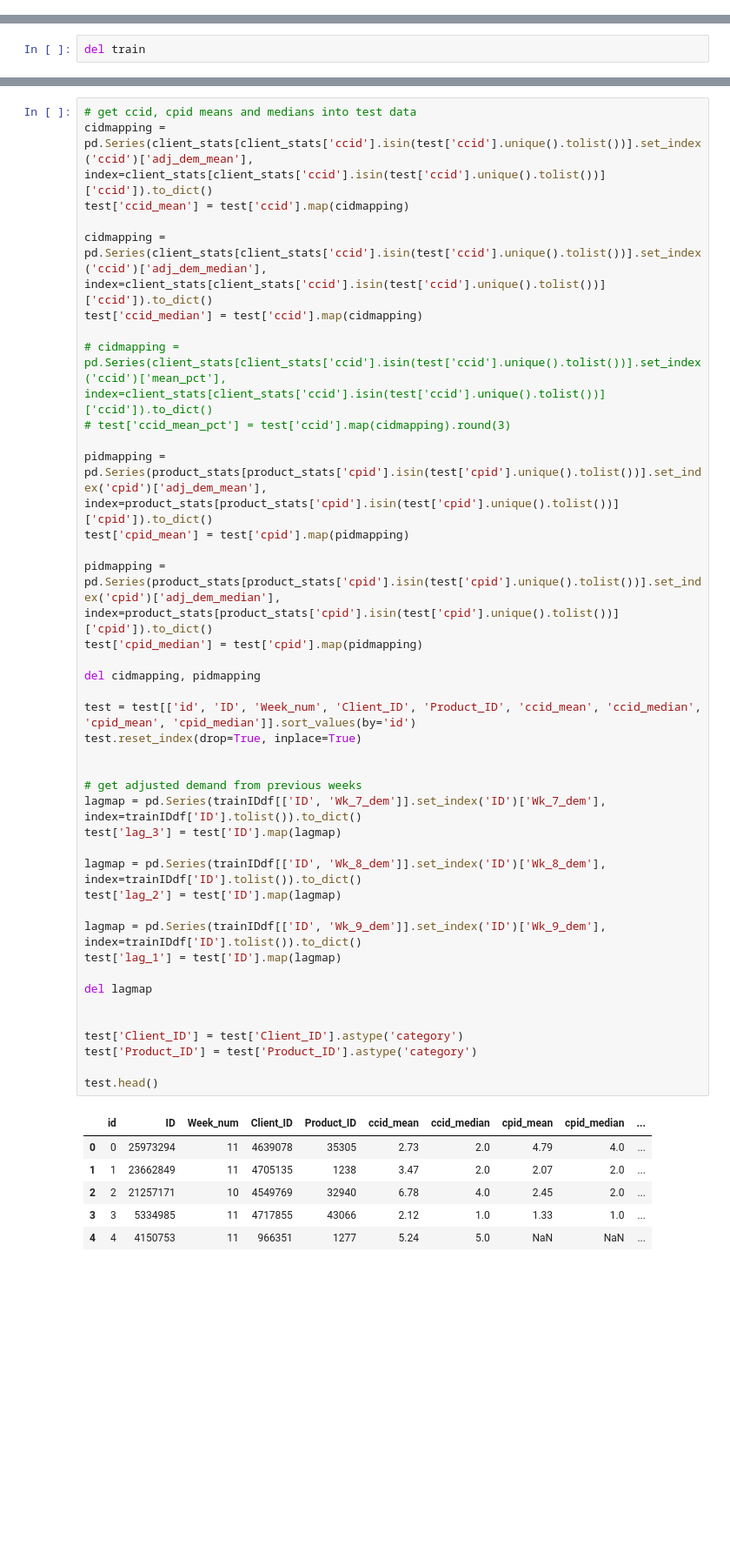
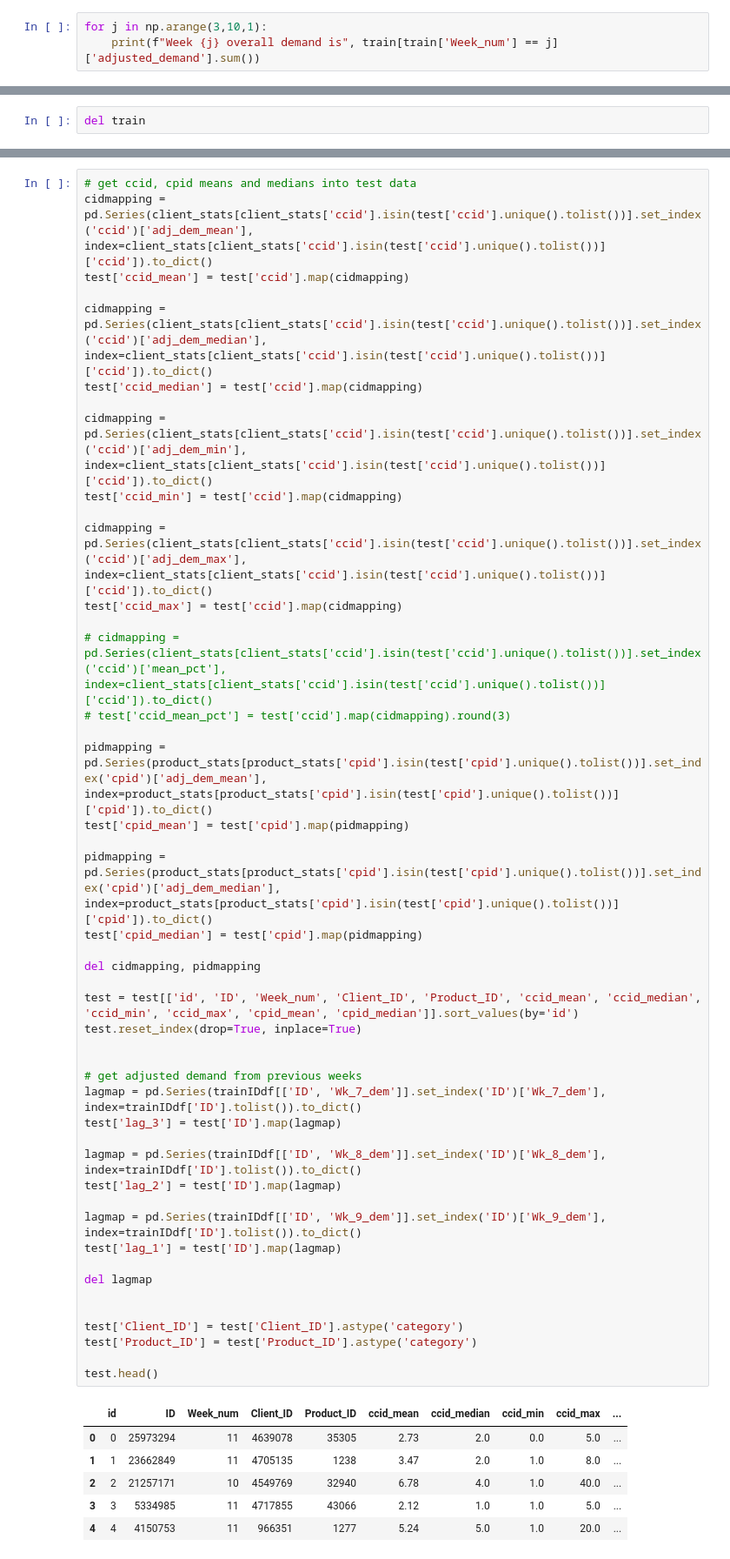
Before and after one commit to ElliotBlackstone/EWinter25_Product_Inventory, a Jupyter notebook: xgboost_final_minmaxgrid_EB.ipynb, the cells around one changed output, grey strips where cells are left out. Shown at 87% size. Drawn from its saved outputs; the diff is of its cells as text; blank space fills up the shorter version.

```diff
--- a/xgboost_final_minmaxgrid_EB.ipynb
+++ b/xgboost_final_minmaxgrid_EB.ipynb
@@ -64,3 +65,6 @@ train = train.sort_values(by=['ID', 'Week_num']).reset_index(drop=True)
 test = test.drop(columns='adjusted_demand')
 test['id'] = test['id'].astype(int)
 test = test.sort_values(by=['ID', 'Week_num']).reset_index(drop=True)
+# %%
+for j in np.arange(3,10,1):
+    print(f"Week {j} overall demand is", train[train['Week_num'] == j]['adjusted_demand'].sum())
@@ -191,46 +317,52 @@ test['ccid_mean'] = test['ccid'].map(cidmapping)
 
 cidmapping = pd.Series(client_stats[client_stats['ccid'].isin(test['ccid'].unique().tolist())].set_index('ccid')['adj_dem_median'], index=client_stats[client_stats['ccid'].isin(test['ccid'].unique().tolist())]['ccid']).to_dict()
 test['ccid_median'] = test['ccid'].map(cidmapping)
+
+cidmapping = pd.Series(client_stats[client_stats['ccid'].isin(test['ccid'].unique().tolist())].set_index('ccid')['adj_dem_min'], index=client_stats[client_stats['ccid'].isin(test['ccid'].unique().tolist())]['ccid']).to_dict()
+test['ccid_min'] = test['ccid'].map(cidmapping)
+
+cidmapping = pd.Series(client_stats[client_stats['ccid'].isin(test['ccid'].unique().tolist())].set_index('ccid')['adj_dem_max'], index=client_stats[client_stats['ccid'].isin(test['ccid'].unique().tolist())]['ccid']).to_dict()
+test['ccid_max'] = test['ccid'].map(cidmapping)
 
 # cidmapping = pd.Series(client_stats[client_stats['ccid'].isin(test['ccid'].unique().tolist())].set_index('ccid')['mean_pct'], index=client_stats[client_stats['ccid'].isin(test['ccid'].unique().tolist())]['ccid']).to_dict()
 # test['ccid_mean_pct'] = test['ccid'].map(cidmapping).round(3)
 
 pidmapping = pd.Series(product_stats[product_stats['cpid'].isin(test['cpid'].unique().tolist())].set_index('cpid')['adj_dem_mean'], index=product_stats[product_stats['cpid'].isin(test['cpid'].unique().tolist())]['cpid']).to_dict()
 test['cpid_mean'] = test['cpid'].map(pidmapping)
 
 pidmapping = pd.Series(product_stats[product_stats['cpid'].isin(test['cpid'].unique().tolist())].set_index('cpid')['adj_dem_median'], index=product_stats[product_stats['cpid'].isin(test['cpid'].unique().tolist())]['cpid']).to_dict()
 test['cpid_median'] = test['cpid'].map(pidmapping)
 
 del cidmapping, pidmapping
 
-test = test[['id', 'ID', 'Week_num', 'Client_ID', 'Product_ID', 'ccid_mean', 'ccid_median', 'cpid_mean', 'cpid_median']].sort_values(by='id')
+test = test[['id', 'ID', 'Week_num', 'Client_ID', 'Product_ID', 'ccid_mean', 'ccid_median', 'ccid_min', 'ccid_max', 'cpid_mean', 'cpid_median']].sort_values(by='id')
 test.reset_index(drop=True, inplace=True)
 
 
 # get adjusted demand from previous weeks
 lagmap = pd.Series(trainIDdf[['ID', 'Wk_7_dem']].set_index('ID')['Wk_7_dem'], index=trainIDdf['ID'].tolist()).to_dict()
 test['lag_3'] = test['ID'].map(lagmap)
 
 lagmap = pd.Series(trainIDdf[['ID', 'Wk_8_dem']].set_index('ID')['Wk_8_dem'], index=trainIDdf['ID'].tolist()).to_dict()
 test['lag_2'] = test['ID'].map(lagmap)
 
 lagmap = pd.Series(trainIDdf[['ID', 'Wk_9_dem']].set_index('ID')['Wk_9_dem'], index=trainIDdf['ID'].tolist()).to_dict()
 test['lag_1'] = test['ID'].map(lagmap)
 
 del lagmap
 
 
 test['Client_ID'] = test['Client_ID'].astype('category')
 test['Product_ID'] = test['Product_ID'].astype('category')
 
 test.head()
 # %% [output]
-|  | id | ID | Week_num | Client_ID | Product_ID | ccid_mean | ccid_median | cpid_mean | cpid_median | ... |
-| 0 | 0 | 25973294 | 11 | 4639078 | 35305 | 2.73 | 2.0 | 4.79 | 4.0 | ... |
-| 1 | 1 | 23662849 | 11 | 4705135 | 1238 | 3.47 | 2.0 | 2.07 | 2.0 | ... |
-| 2 | 2 | 21257171 | 10 | 4549769 | 32940 | 6.78 | 4.0 | 2.45 | 2.0 | ... |
-| 3 | 3 | 5334985 | 11 | 4717855 | 43066 | 2.12 | 1.0 | 1.33 | 1.0 | ... |
-| 4 | 4 | 4150753 | 11 | 966351 | 1277 | 5.24 | 5.0 | NaN | NaN | ... |
+|  | id | ID | Week_num | Client_ID | Product_ID | ccid_mean | ccid_median | ccid_min | ccid_max | ... |
+| 0 | 0 | 25973294 | 11 | 4639078 | 35305 | 2.73 | 2.0 | 0.0 | 5.0 | ... |
+| 1 | 1 | 23662849 | 11 | 4705135 | 1238 | 3.47 | 2.0 | 1.0 | 8.0 | ... |
+| 2 | 2 | 21257171 | 10 | 4549769 | 32940 | 6.78 | 4.0 | 1.0 | 40.0 | ... |
+| 3 | 3 | 5334985 | 11 | 4717855 | 43066 | 2.12 | 1.0 | 1.0 | 5.0 | ... |
+| 4 | 4 | 4150753 | 11 | 966351 | 1277 | 5.24 | 5.0 | 1.0 | 20.0 | ... |
 # %%
 # week 10 test data then make the prediction
 X_test_wk10 = xgb.DMatrix(test[test['Week_num'] == 10].iloc[:, 3:], enable_categorical=True)
```
Also changed, not shown: parts of 12 cells of this notebook.
